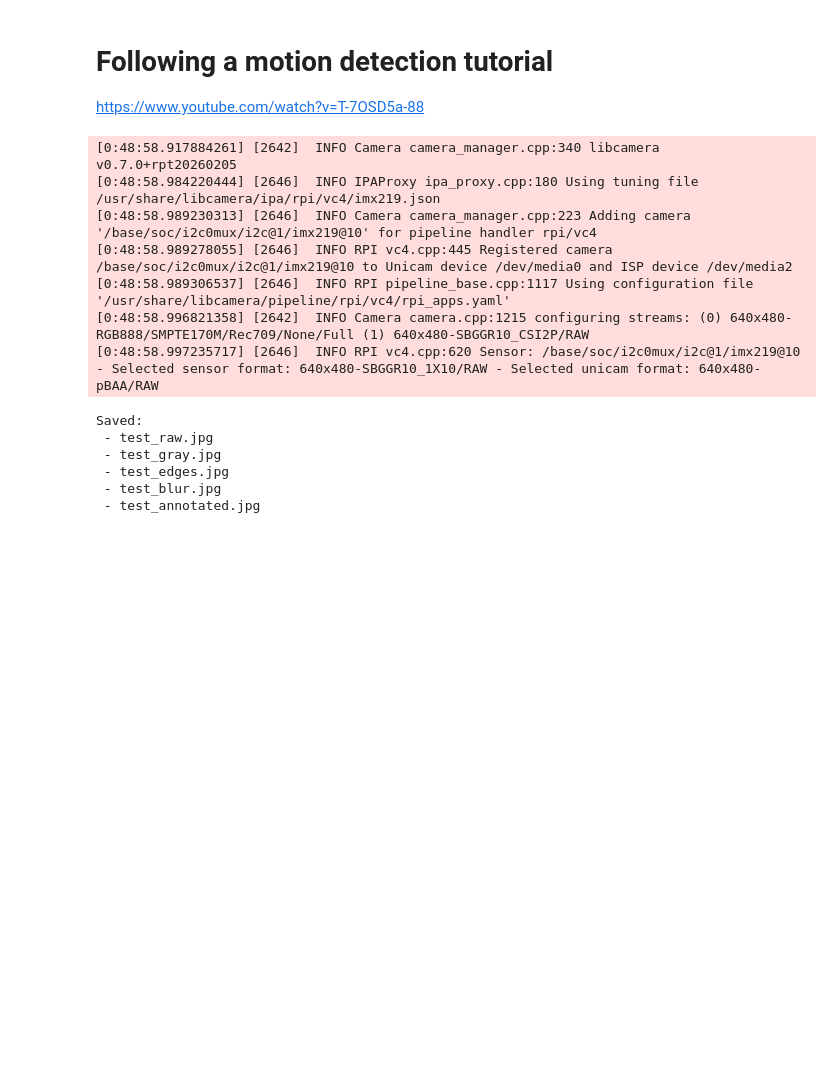
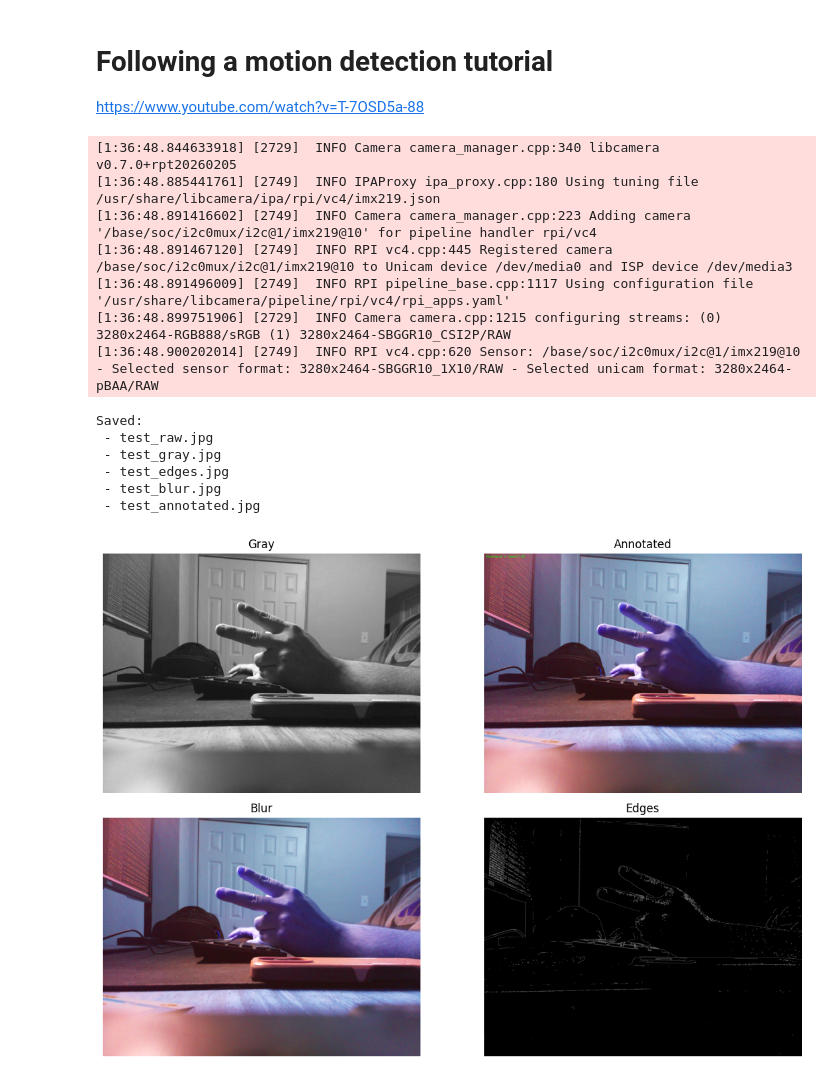
Before and after one commit to Noway-code/watch-some-birds, a Jupyter notebook: main.ipynb, the cells around one changed output. Cells and saved outputs as stored; diff of their text form; code cells hidden in the pictures; blank space fills up the shorter version.

Commit message:
More tests

```diff
--- a/main.ipynb
+++ b/main.ipynb
@@ -155,12 +155,14 @@ from picamera2 import Picamera2
 import cv2
 import numpy as np
 import time
+import matplotlib.pyplot as plt
+import matplotlib.pyplot as pltdd
 
 # Initialize camera
 picam2 = Picamera2()
 
-config = picam2.create_video_configuration(
-    main={"size": (640, 480), "format": "RGB888"}
+config = picam2.create_still_configuration(
+    main={ "format": "RGB888"}
 )
 picam2.configure(config)
 
@@ -174,7 +176,7 @@ frame = picam2.capture_array()
 frame_bgr = cv2.cvtColor(frame, cv2.COLOR_RGB2BGR)
 
 # ---- Test Image 1: Raw Frame ----
-cv2.imwrite("out/test/test_raw.jpg", frame_bgr)
+printpic = cv2.imwrite("out/test/test_raw.jpg", frame_bgr)
 
 # ---- Test Image 2: Grayscale ----
 gray = cv2.cvtColor(frame_bgr, cv2.COLOR_BGR2GRAY)
@@ -190,40 +192,64 @@ cv2.imwrite("out/test/test_blur.jpg", blur)
 
 # ---- Test Image 5: Annotated ----
 annotated = frame_bgr.copy()
 cv2.putText(
     annotated,
     "Picamera2 + OpenCV OK",
     (20, 40),
     cv2.FONT_HERSHEY_SIMPLEX,
     1,
     (0, 255, 0),
     2,
 )
 cv2.imwrite("out/test/test_annotated.jpg", annotated)
 
 picam2.stop()
 picam2.close()
 
 print("Saved:")
 print(" - test_raw.jpg")
 print(" - test_gray.jpg")
 print(" - test_edges.jpg")
 print(" - test_blur.jpg")
 print(" - test_annotated.jpg")
+
+
+fig, axes = plt.subplots(nrows=2, ncols=2, figsize=(12, 8))
+
+images = [
+    gray,
+    annotated[:, :, ::-1],  # convert BGR → RGB
+    blur[:, :, ::-1],       # convert BGR → RGB
+    edges
+]
+
+titles = ["Gray", "Annotated", "Blur", "Edges"]
+
+for ax, img, title in zip(axes.flatten(), images, titles):
+    if len(img.shape) == 2:  # grayscale
+        ax.imshow(img, cmap="gray")
+    else:
+        ax.imshow(img)
+    ax.set_title(title)
+    ax.axis("off")
+
+plt.tight_layout()
+plt.show()
 # %% [output]
-[0:48:58.917884261] [2642]  INFO Camera camera_manager.cpp:340 libcamera v0.7.0+rpt20260205
-[0:48:58.984220444] [2646]  INFO IPAProxy ipa_proxy.cpp:180 Using tuning file /usr/share/libcamera/ipa/rpi/vc4/imx219.json
-[0:48:58.989230313] [2646]  INFO Camera camera_manager.cpp:223 Adding camera '/base/soc/i2c0mux/i2c@1/imx219@10' for pipeline handler rpi/vc4
-[0:48:58.989278055] [2646]  INFO RPI vc4.cpp:445 Registered camera /base/soc/i2c0mux/i2c@1/imx219@10 to Unicam device /dev/media0 and ISP device /dev/media2
-[0:48:58.989306537] [2646]  INFO RPI pipeline_base.cpp:1117 Using configuration file '/usr/share/libcamera/pipeline/rpi/vc4/rpi_apps.yaml'
-[0:48:58.996821358] [2642]  INFO Camera camera.cpp:1215 configuring streams: (0) 640x480-RGB888/SMPTE170M/Rec709/None/Full (1) 640x480-SBGGR10_CSI2P/RAW
-[0:48:58.997235717] [2646]  INFO RPI vc4.cpp:620 Sensor: /base/soc/i2c0mux/i2c@1/imx219@10 - Selected sensor format: 640x480-SBGGR10_1X10/RAW - Selected unicam format: 640x480-pBAA/RAW
+[1:36:48.844633918] [2729]  INFO Camera camera_manager.cpp:340 libcamera v0.7.0+rpt20260205
+[1:36:48.885441761] [2749]  INFO IPAProxy ipa_proxy.cpp:180 Using tuning file /usr/share/libcamera/ipa/rpi/vc4/imx219.json
+[1:36:48.891416602] [2749]  INFO Camera camera_manager.cpp:223 Adding camera '/base/soc/i2c0mux/i2c@1/imx219@10' for pipeline handler rpi/vc4
+[1:36:48.891467120] [2749]  INFO RPI vc4.cpp:445 Registered camera /base/soc/i2c0mux/i2c@1/imx219@10 to Unicam device /dev/media0 and ISP device /dev/media3
+[1:36:48.891496009] [2749]  INFO RPI pipeline_base.cpp:1117 Using configuration file '/usr/share/libcamera/pipeline/rpi/vc4/rpi_apps.yaml'
+[1:36:48.899751906] [2729]  INFO Camera camera.cpp:1215 configuring streams: (0) 3280x2464-RGB888/sRGB (1) 3280x2464-SBGGR10_CSI2P/RAW
+[1:36:48.900202014] [2749]  INFO RPI vc4.cpp:620 Sensor: /base/soc/i2c0mux/i2c@1/imx219@10 - Selected sensor format: 3280x2464-SBGGR10_1X10/RAW - Selected unicam format: 3280x2464-pBAA/RAW
 Saved:
  - test_raw.jpg
  - test_gray.jpg
  - test_edges.jpg
  - test_blur.jpg
  - test_annotated.jpg
+[figure, added]
 # %%
 #Imports
 
```
Also changed, not shown: parts of 5 cells of this notebook, 13 other files.
